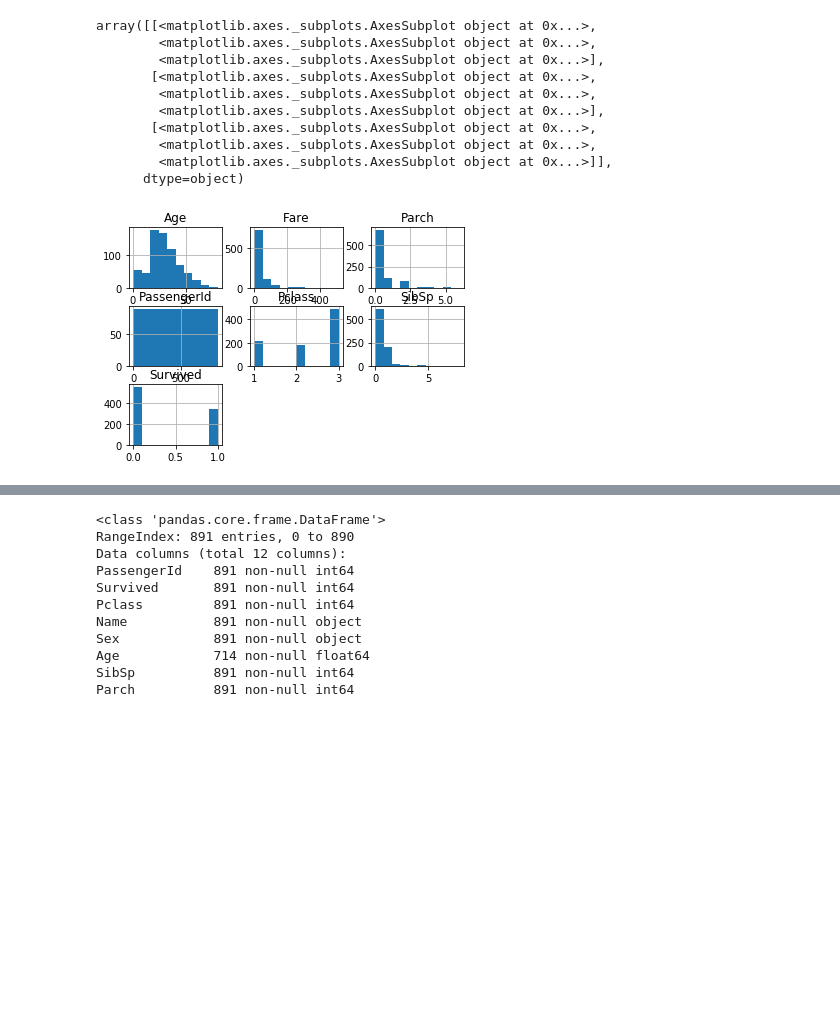
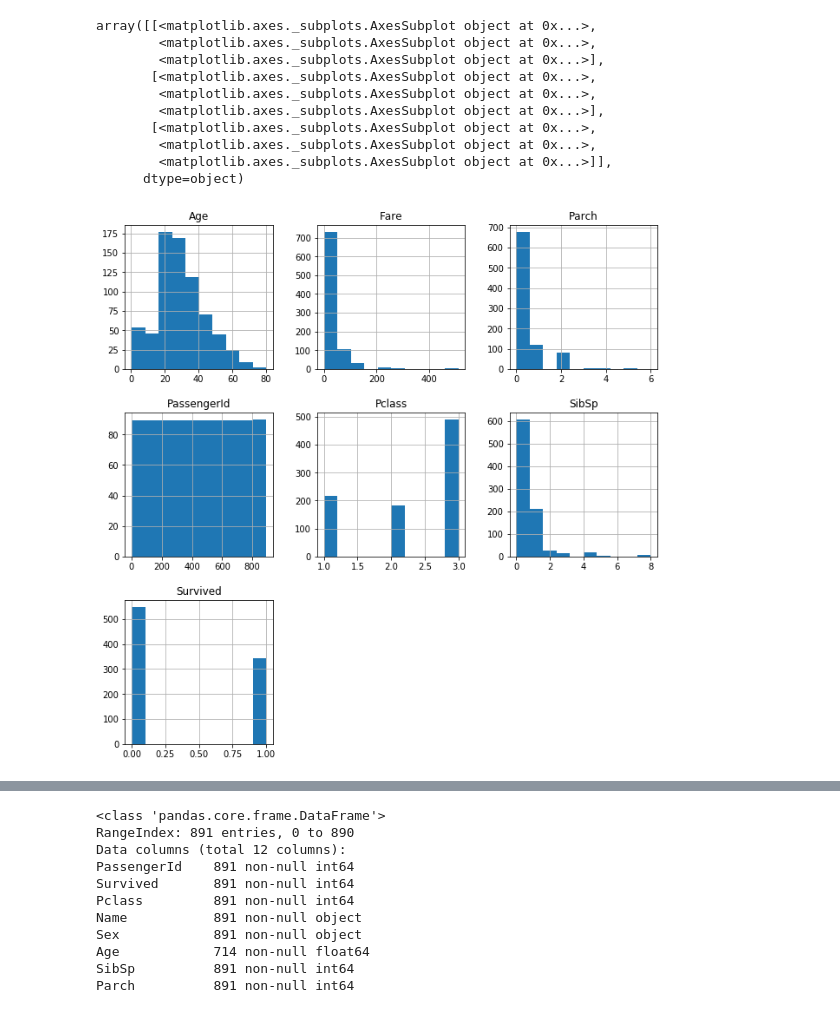
Before and after one commit to thechiragarora/titanic, a Jupyter notebook: titanic_.ipynb, the cells around one changed output, grey strips where cells are left out. Drawn from its saved outputs; the diff is of its cells as text; code cells hidden in the pictures; blank space fills up the shorter version.

```diff
--- a/titanic_.ipynb
+++ b/titanic_.ipynb
@@ -8,16 +8,16 @@ import seaborn as sns
 df = pd.read_csv('train.csv')
 df_test = pd.read_csv('test.csv')
 # %%
-df.hist()
+df.hist(figsize = (11,11))
 # %% [output]
 array([[<matplotlib.axes._subplots.AxesSubplot object at 0x...>,
         <matplotlib.axes._subplots.AxesSubplot object at 0x...>,
         <matplotlib.axes._subplots.AxesSubplot object at 0x...>],
        [<matplotlib.axes._subplots.AxesSubplot object at 0x...>,
         <matplotlib.axes._subplots.AxesSubplot object at 0x...>,
         <matplotlib.axes._subplots.AxesSubplot object at 0x...>],
        [<matplotlib.axes._subplots.AxesSubplot object at 0x...>,
         <matplotlib.axes._subplots.AxesSubplot object at 0x...>,
         <matplotlib.axes._subplots.AxesSubplot object at 0x...>]],
       dtype=object)
-[figure, old version]
+[figure, new version]
```
Also changed, not shown: parts of 33 cells of this notebook.
